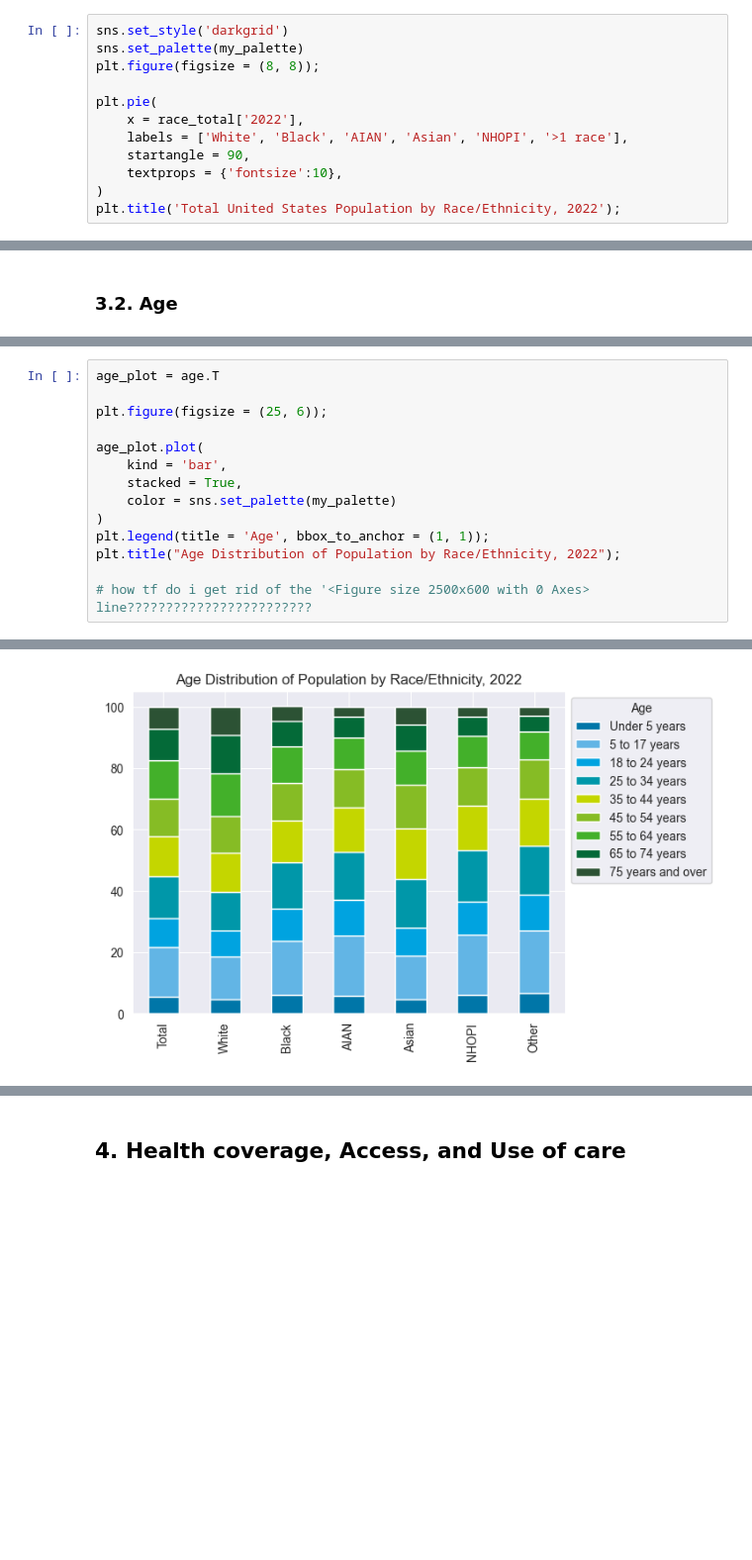
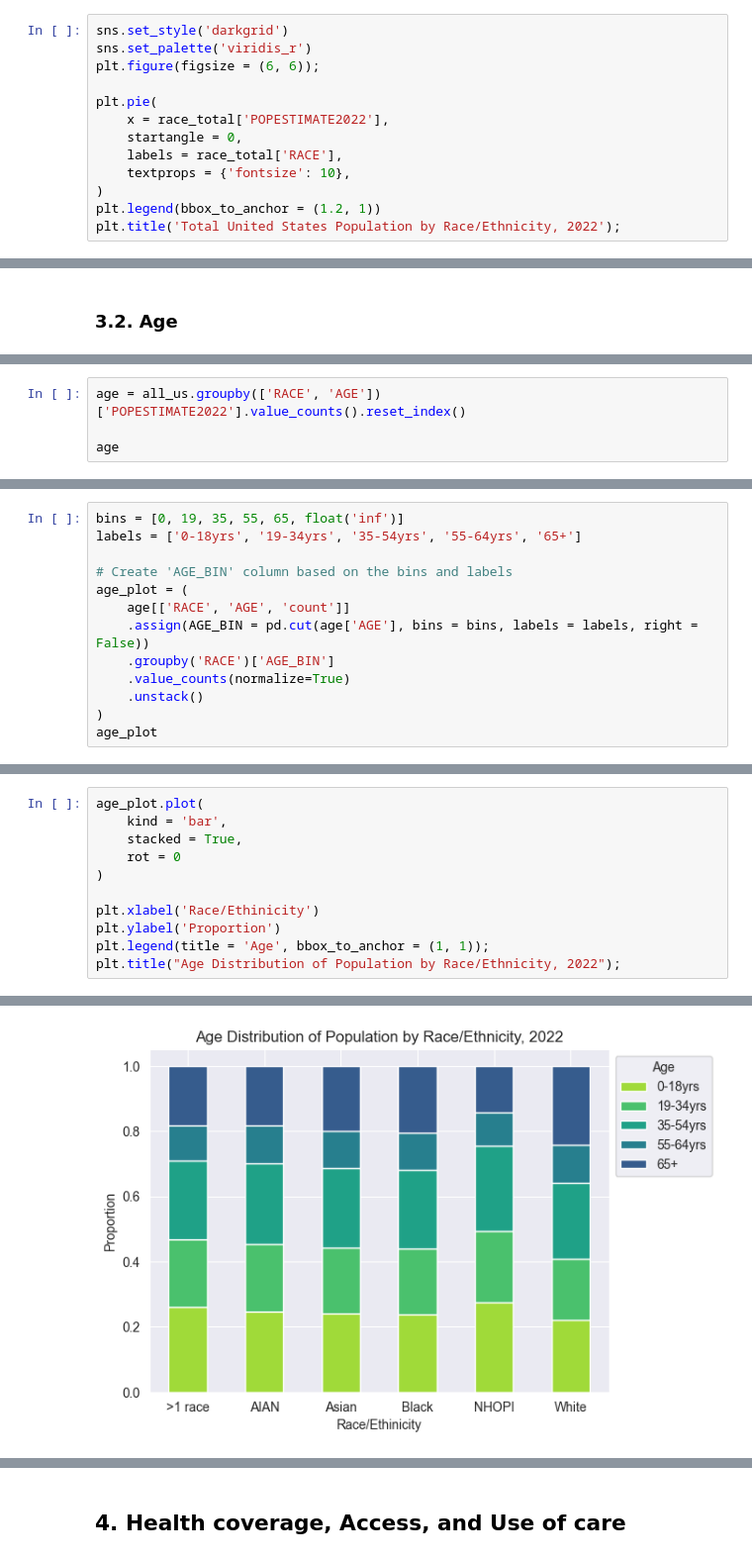
Before and after one commit to kellyle404/Risk_analysis_tech_stocks, a Jupyter notebook: US_cost_and_healthcare.ipynb, the cells around one changed output, grey strips where cells are left out. Shown at 99% size. Saved outputs shown, nothing was run; the diff lists cells and outputs as text; blank space fills up the shorter version.

```diff
--- a/US_cost_and_healthcare.ipynb
+++ b/US_cost_and_healthcare.ipynb
@@ -123,13 +126,14 @@ https://www2.census.gov/programs-surveys/popest/technical-documentation/file-lay
 # %%
 sns.set_style('darkgrid')
-sns.set_palette(my_palette)
-plt.figure(figsize = (8, 8));
+sns.set_palette('viridis_r')
+plt.figure(figsize = (6, 6));
 
 plt.pie(
-    x = race_total['2022'],
-    labels = ['White', 'Black', 'AIAN', 'Asian', 'NHOPI', '>1 race'],
-    startangle = 90,
-    textprops = {'fontsize':10},
+    x = race_total['POPESTIMATE2022'],
+    startangle = 0,
+    labels = race_total['RACE'],
+    textprops = {'fontsize': 10},
 )
+plt.legend(bbox_to_anchor = (1.2, 1))
 plt.title('Total United States Population by Race/Ethnicity, 2022');
 # %% [output]
@@ -155,0 +247,4 @@ age # in percentages
+# %%
+age = all_us.groupby(['RACE', 'AGE'])['POPESTIMATE2022'].value_counts().reset_index()
+
+age
@@ -155,0 +265,13 @@ age # in percentages
+# %%
+bins = [0, 19, 35, 55, 65, float('inf')]
+labels = ['0-18yrs', '19-34yrs', '35-54yrs', '55-64yrs', '65+']
+
+# Create 'AGE_BIN' column based on the bins and labels
+age_plot = (
+    age[['RACE', 'AGE', 'count']]
+    .assign(AGE_BIN = pd.cut(age['AGE'], bins = bins, labels = labels, right = False))
+    .groupby('RACE')['AGE_BIN']
+    .value_counts(normalize=True)
+    .unstack()
+)
+age_plot
@@ -156,15 +287,12 @@ age # in percentages
 # %%
-age_plot = age.T
-
-plt.figure(figsize = (25, 6));
-
 age_plot.plot(
     kind = 'bar',
     stacked = True,
-    color = sns.set_palette(my_palette)
+    rot = 0
 )
+
+plt.xlabel('Race/Ethinicity')
+plt.ylabel('Proportion')
 plt.legend(title = 'Age', bbox_to_anchor = (1, 1));
 plt.title("Age Distribution of Population by Race/Ethnicity, 2022");
-
-# how tf do i get rid of the '<Figure size 2500x600 with 0 Axes> line????????????????????????
 # %% [output]
@@ -172 +299 @@ plt.title("Age Distribution of Population by Race/Ethnicity, 2022");
-[figure, old version]
+[figure, new version]
```
Also changed, not shown: parts of 18 cells of this notebook.
